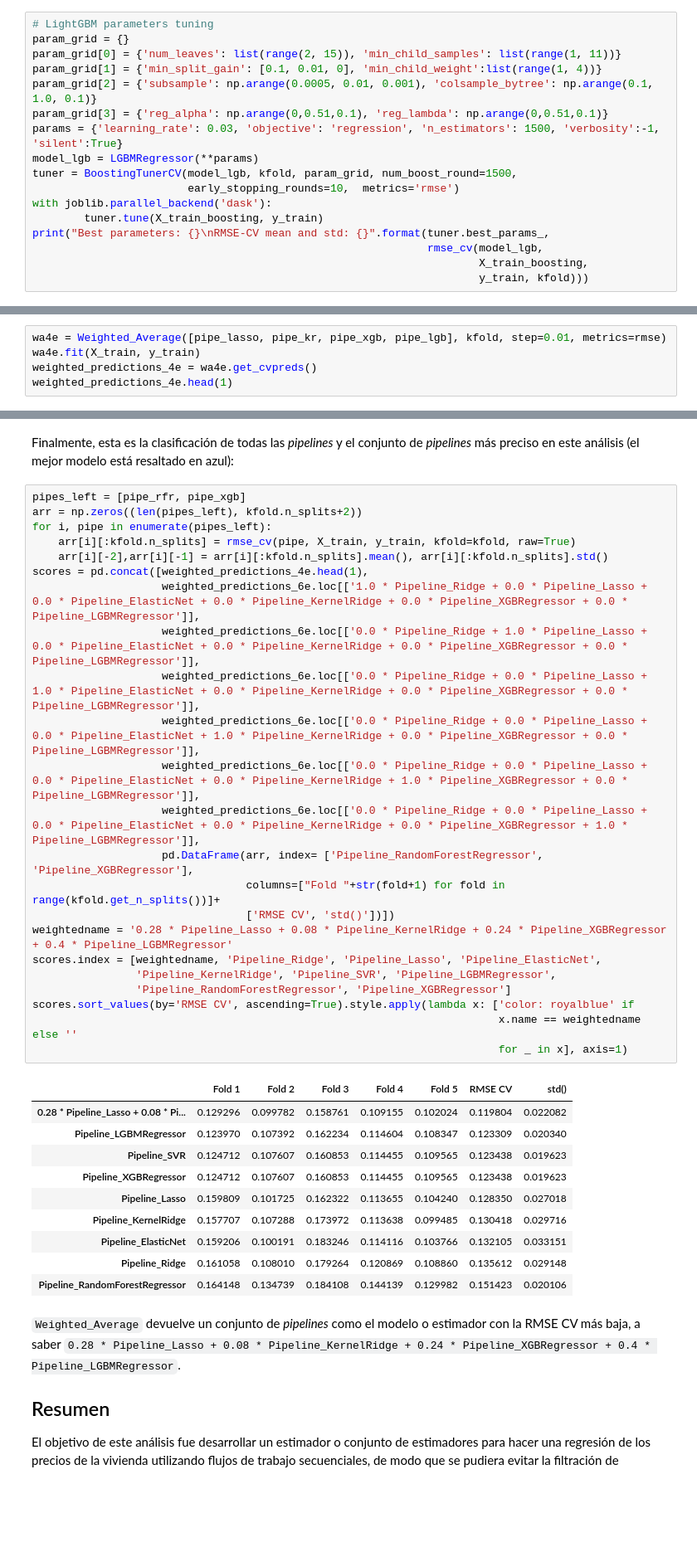
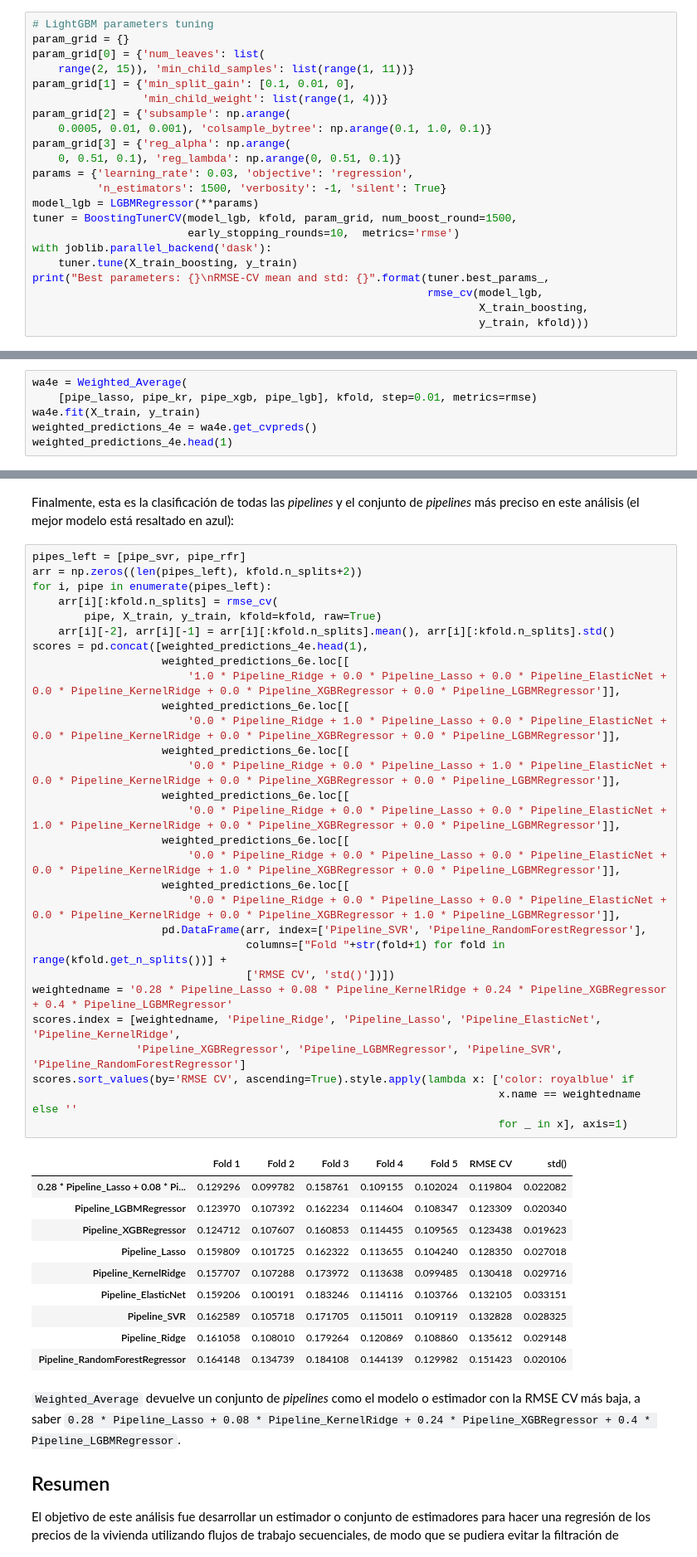
Before and after one commit to albertobas/ames-housing-prices, a Jupyter notebook: precios_casas_ames_modelos.ipynb, the cells around one changed output, grey strips where cells are left out. Shown at 83% size. Saved outputs shown, nothing was run; the diff lists cells and outputs as text; blank space fills up the shorter version.

```diff
--- a/precios_casas_ames_modelos.ipynb
+++ b/precios_casas_ames_modelos.ipynb
@@ -622,16 +688,21 @@ He seguido un procedimiento similar para optimizar los hiperparámetros del LGBM
 # %%
 # LightGBM parameters tuning
 param_grid = {}
-param_grid[0] = {'num_leaves': list(range(2, 15)), 'min_child_samples': list(range(1, 11))}
-param_grid[1] = {'min_split_gain': [0.1, 0.01, 0], 'min_child_weight':list(range(1, 4))}
-param_grid[2] = {'subsample': np.arange(0.0005, 0.01, 0.001), 'colsample_bytree': np.arange(0.1, 1.0, 0.1)}
-param_grid[3] = {'reg_alpha': np.arange(0,0.51,0.1), 'reg_lambda': np.arange(0,0.51,0.1)}
-params = {'learning_rate': 0.03, 'objective': 'regression', 'n_estimators': 1500, 'verbosity':-1, 'silent':True}
+param_grid[0] = {'num_leaves': list(
+    range(2, 15)), 'min_child_samples': list(range(1, 11))}
+param_grid[1] = {'min_split_gain': [0.1, 0.01, 0],
+                 'min_child_weight': list(range(1, 4))}
+param_grid[2] = {'subsample': np.arange(
+    0.0005, 0.01, 0.001), 'colsample_bytree': np.arange(0.1, 1.0, 0.1)}
+param_grid[3] = {'reg_alpha': np.arange(
+    0, 0.51, 0.1), 'reg_lambda': np.arange(0, 0.51, 0.1)}
+params = {'learning_rate': 0.03, 'objective': 'regression',
+          'n_estimators': 1500, 'verbosity': -1, 'silent': True}
 model_lgb = LGBMRegressor(**params)
 tuner = BoostingTunerCV(model_lgb, kfold, param_grid, num_boost_round=1500,
                         early_stopping_rounds=10,  metrics='rmse')
 with joblib.parallel_backend('dask'):
-        tuner.tune(X_train_boosting, y_train)
+    tuner.tune(X_train_boosting, y_train)
 print("Best parameters: {}\nRMSE-CV mean and std: {}".format(tuner.best_params_,
                                                              rmse_cv(model_lgb,
                                                                      X_train_boosting,
@@ -735,7 +808,8 @@ weighted_predictions_6e.head(1)
 # %% [markdown]
 Las _pipelines_ con los estimadores el `Lasso`, `KernelRidge`, `XGBRegressor`  y `LGBMRegressor` son los que pueden seleccionarse con el fin de crear una media ponderada mejorada, pero ahora con un _step_ de 0,01 de manera que la combinación de pesos se calcula cada 1%:
 # %%
-wa4e = Weighted_Average([pipe_lasso, pipe_kr, pipe_xgb, pipe_lgb], kfold, step=0.01, metrics=rmse)
+wa4e = Weighted_Average(
+    [pipe_lasso, pipe_kr, pipe_xgb, pipe_lgb], kfold, step=0.01, metrics=rmse)
 wa4e.fit(X_train, y_train)
 weighted_predictions_4e = wa4e.get_cvpreds()
 weighted_predictions_4e.head(1)
@@ -745,37 +819,43 @@ weighted_predictions_4e.head(1)
 # %% [markdown]
 Finalmente, esta es la clasificación de todas las _pipelines_ y el conjunto de _pipelines_ más preciso en este análisis (el mejor modelo está resaltado en azul):
 # %%
-pipes_left = [pipe_rfr, pipe_xgb]
+pipes_left = [pipe_svr, pipe_rfr]
 arr = np.zeros((len(pipes_left), kfold.n_splits+2))
 for i, pipe in enumerate(pipes_left):
-    arr[i][:kfold.n_splits] = rmse_cv(pipe, X_train, y_train, kfold=kfold, raw=True)
-    arr[i][-2],arr[i][-1] = arr[i][:kfold.n_splits].mean(), arr[i][:kfold.n_splits].std()
+    arr[i][:kfold.n_splits] = rmse_cv(
+        pipe, X_train, y_train, kfold=kfold, raw=True)
+    arr[i][-2], arr[i][-1] = arr[i][:kfold.n_splits].mean(), arr[i][:kfold.n_splits].std()
 scores = pd.concat([weighted_predictions_4e.head(1),
-                    weighted_predictions_6e.loc[['1.0 * Pipeline_Ridge + 0.0 * Pipeline_Lasso + 0.0 * Pipeline_ElasticNet + 0.0 * Pipeline_KernelRidge + 0.0 * Pipeline_XGBRegressor + 0.0 * Pipeline_LGBMRegressor']],
-                    weighted_predictions_6e.loc[['0.0 * Pipeline_Ridge + 1.0 * Pipeline_Lasso + 0.0 * Pipeline_ElasticNet + 0.0 * Pipeline_KernelRidge + 0.0 * Pipeline_XGBRegressor + 0.0 * Pipeline_LGBMRegressor']],
-                    weighted_predictions_6e.loc[['0.0 * Pipeline_Ridge + 0.0 * Pipeline_Lasso + 1.0 * Pipeline_ElasticNet + 0.0 * Pipeline_KernelRidge + 0.0 * Pipeline_XGBRegressor + 0.0 * Pipeline_LGBMRegressor']],
-                    weighted_predictions_6e.loc[['0.0 * Pipeline_Ridge + 0.0 * Pipeline_Lasso + 0.0 * Pipeline_ElasticNet + 1.0 * Pipeline_KernelRidge + 0.0 * Pipeline_XGBRegressor + 0.0 * Pipeline_LGBMRegressor']],
-                    weighted_predictions_6e.loc[['0.0 * Pipeline_Ridge + 0.0 * Pipeline_Lasso + 0.0 * Pipeline_ElasticNet + 0.0 * Pipeline_KernelRidge + 1.0 * Pipeline_XGBRegressor + 0.0 * Pipeline_LGBMRegressor']],
-                    weighted_predictions_6e.loc[['0.0 * Pipeline_Ridge + 0.0 * Pipeline_Lasso + 0.0 * Pipeline_ElasticNet + 0.0 * Pipeline_KernelRidge + 0.0 * Pipeline_XGBRegressor + 1.0 * Pipeline_LGBMRegressor']],
-                    pd.DataFrame(arr, index= ['Pipeline_RandomForestRegressor', 'Pipeline_XGBRegressor'],
-                                 columns=["Fold "+str(fold+1) for fold in range(kfold.get_n_splits())]+
+                    weighted_predictions_6e.loc[[
+                        '1.0 * Pipeline_Ridge + 0.0 * Pipeline_Lasso + 0.0 * Pipeline_ElasticNet + 0.0 * Pipeline_KernelRidge + 0.0 * Pipeline_XGBRegressor + 0.0 * Pipeline_LGBMRegressor']],
+                    weighted_predictions_6e.loc[[
+                        '0.0 * Pipeline_Ridge + 1.0 * Pipeline_Lasso + 0.0 * Pipeline_ElasticNet + 0.0 * Pipeline_KernelRidge + 0.0 * Pipeline_XGBRegressor + 0.0 * Pipeline_LGBMRegressor']],
+                    weighted_predictions_6e.loc[[
+                        '0.0 * Pipeline_Ridge + 0.0 * Pipeline_Lasso + 1.0 * Pipeline_ElasticNet + 0.0 * Pipeline_KernelRidge + 0.0 * Pipeline_XGBRegressor + 0.0 * Pipeline_LGBMRegressor']],
+                    weighted_predictions_6e.loc[[
+                        '0.0 * Pipeline_Ridge + 0.0 * Pipeline_Lasso + 0.0 * Pipeline_ElasticNet + 1.0 * Pipeline_KernelRidge + 0.0 * Pipeline_XGBRegressor + 0.0 * Pipeline_LGBMRegressor']],
+                    weighted_predictions_6e.loc[[
+                        '0.0 * Pipeline_Ridge + 0.0 * Pipeline_Lasso + 0.0 * Pipeline_ElasticNet + 0.0 * Pipeline_KernelRidge + 1.0 * Pipeline_XGBRegressor + 0.0 * Pipeline_LGBMRegressor']],
+                    weighted_predictions_6e.loc[[
+                        '0.0 * Pipeline_Ridge + 0.0 * Pipeline_Lasso + 0.0 * Pipeline_ElasticNet + 0.0 * Pipeline_KernelRidge + 0.0 * Pipeline_XGBRegressor + 1.0 * Pipeline_LGBMRegressor']],
+                    pd.DataFrame(arr, index=['Pipeline_SVR', 'Pipeline_RandomForestRegressor'],
+                                 columns=["Fold "+str(fold+1) for fold in range(kfold.get_n_splits())] +
                                  ['RMSE CV', 'std()'])])
 weightedname = '0.28 * Pipeline_Lasso + 0.08 * Pipeline_KernelRidge + 0.24 * Pipeline_XGBRegressor + 0.4 * Pipeline_LGBMRegressor'
-scores.index = [weightedname, 'Pipeline_Ridge', 'Pipeline_Lasso', 'Pipeline_ElasticNet',
-                'Pipeline_KernelRidge', 'Pipeline_SVR', 'Pipeline_LGBMRegressor',
-                'Pipeline_RandomForestRegressor', 'Pipeline_XGBRegressor']
+scores.index = [weightedname, 'Pipeline_Ridge', 'Pipeline_Lasso', 'Pipeline_ElasticNet', 'Pipeline_KernelRidge',
+                'Pipeline_XGBRegressor', 'Pipeline_LGBMRegressor', 'Pipeline_SVR', 'Pipeline_RandomForestRegressor']
 scores.sort_values(by='RMSE CV', ascending=True).style.apply(lambda x: ['color: royalblue' if
                                                                         x.name == weightedname else ''
                                                                         for _ in x], axis=1)
 # %% [output]
 |  | Fold 1 | Fold 2 | Fold 3 | Fold 4 | Fold 5 | RMSE CV | std() |
 | 0.28 * Pipeline_Lasso + 0.08 * Pi... | 0.129296 | 0.099782 | 0.158761 | 0.109155 | 0.102024 | 0.119804 | 0.022082 |
 | Pipeline_LGBMRegressor | 0.123970 | 0.107392 | 0.162234 | 0.114604 | 0.108347 | 0.123309 | 0.020340 |
-| Pipeline_SVR | 0.124712 | 0.107607 | 0.160853 | 0.114455 | 0.109565 | 0.123438 | 0.019623 |
 | Pipeline_XGBRegressor | 0.124712 | 0.107607 | 0.160853 | 0.114455 | 0.109565 | 0.123438 | 0.019623 |
 | Pipeline_Lasso | 0.159809 | 0.101725 | 0.162322 | 0.113655 | 0.104240 | 0.128350 | 0.027018 |
 | Pipeline_KernelRidge | 0.157707 | 0.107288 | 0.173972 | 0.113638 | 0.099485 | 0.130418 | 0.029716 |
 | Pipeline_ElasticNet | 0.159206 | 0.100191 | 0.183246 | 0.114116 | 0.103766 | 0.132105 | 0.033151 |
+| Pipeline_SVR | 0.162589 | 0.105718 | 0.171705 | 0.115011 | 0.109119 | 0.132828 | 0.028325 |
 | Pipeline_Ridge | 0.161058 | 0.108010 | 0.179264 | 0.120869 | 0.108860 | 0.135612 | 0.029148 |
 | Pipeline_RandomForestRegressor | 0.164148 | 0.134739 | 0.184108 | 0.144139 | 0.129982 | 0.151423 | 0.020106 |
 # %% [markdown]
```
Also changed, not shown: parts of 26 cells of this notebook, 3 other files.
